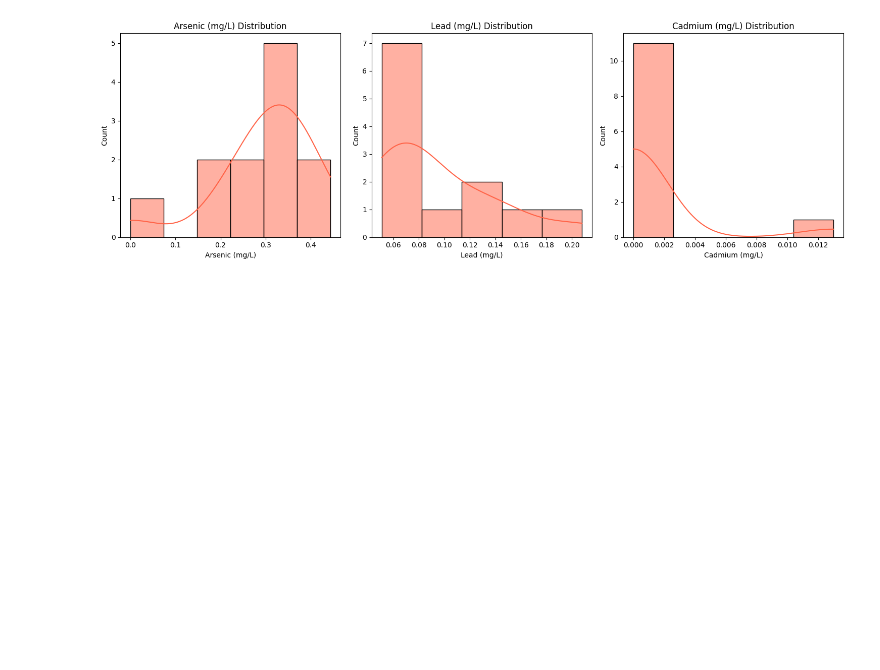
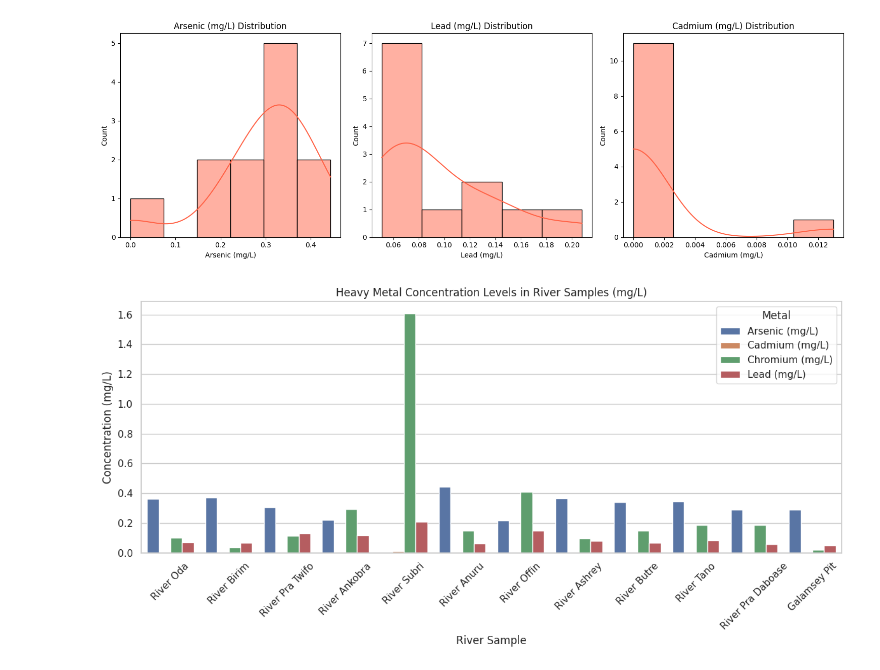
Before and after one commit to Pcosby5/galamsey_hackathon, a Jupyter notebook: analysis.ipynb, the cells around one changed output. Saved outputs shown, nothing was run; the diff lists cells and outputs as text; code cells hidden in the pictures; blank space fills up the shorter version.

Commit message:
visualizing datasets2

```diff
--- a/analysis.ipynb
+++ b/analysis.ipynb
@@ -95,3 +95,36 @@ plt.tight_layout()
 plt.show()
 # %% [output]
 [figure]
+# %%
+import pandas as pd
+import matplotlib.pyplot as plt
+import seaborn as sns
+
+# Load your Excel file
+data_df = pd.read_excel("DATASET_v0.1.xlsx", sheet_name="Data Sheet")
+
+# Rename columns
+data_df.columns = [
+    "Sample", "Arsenic (mg/L)", "Cadmium (mg/L)", "Chromium (mg/L)", "Lead (mg/L)", "pH",
+    "TDS (mg/L)", "Conductivity (µS/cm)", "Total Hardness (mg/L)",
+    "Calcium Hardness (mg/L)", "Magnesium Hardness (mg/L)"
+]
+
+# Melt the DataFrame for plotting
+melted_df = data_df.melt(id_vars="Sample", value_vars=[
+    "Arsenic (mg/L)", "Cadmium (mg/L)", "Chromium (mg/L)", "Lead (mg/L)"
+], var_name="Metal", value_name="Concentration")
+
+# Plot
+sns.set(style="whitegrid")
+plt.figure(figsize=(12, 6))
+sns.barplot(data=melted_df, x="Sample", y="Concentration", hue="Metal")
+plt.title("Heavy Metal Concentration Levels in River Samples (mg/L)")
+plt.ylabel("Concentration (mg/L)")
+plt.xlabel("River Sample")
+plt.xticks(rotation=45)
+plt.legend(title="Metal")
+plt.tight_layout()
+plt.show()
+# %% [output]
+[figure, added]
```
Also changed, not shown: parts of 4 cells of this notebook.
